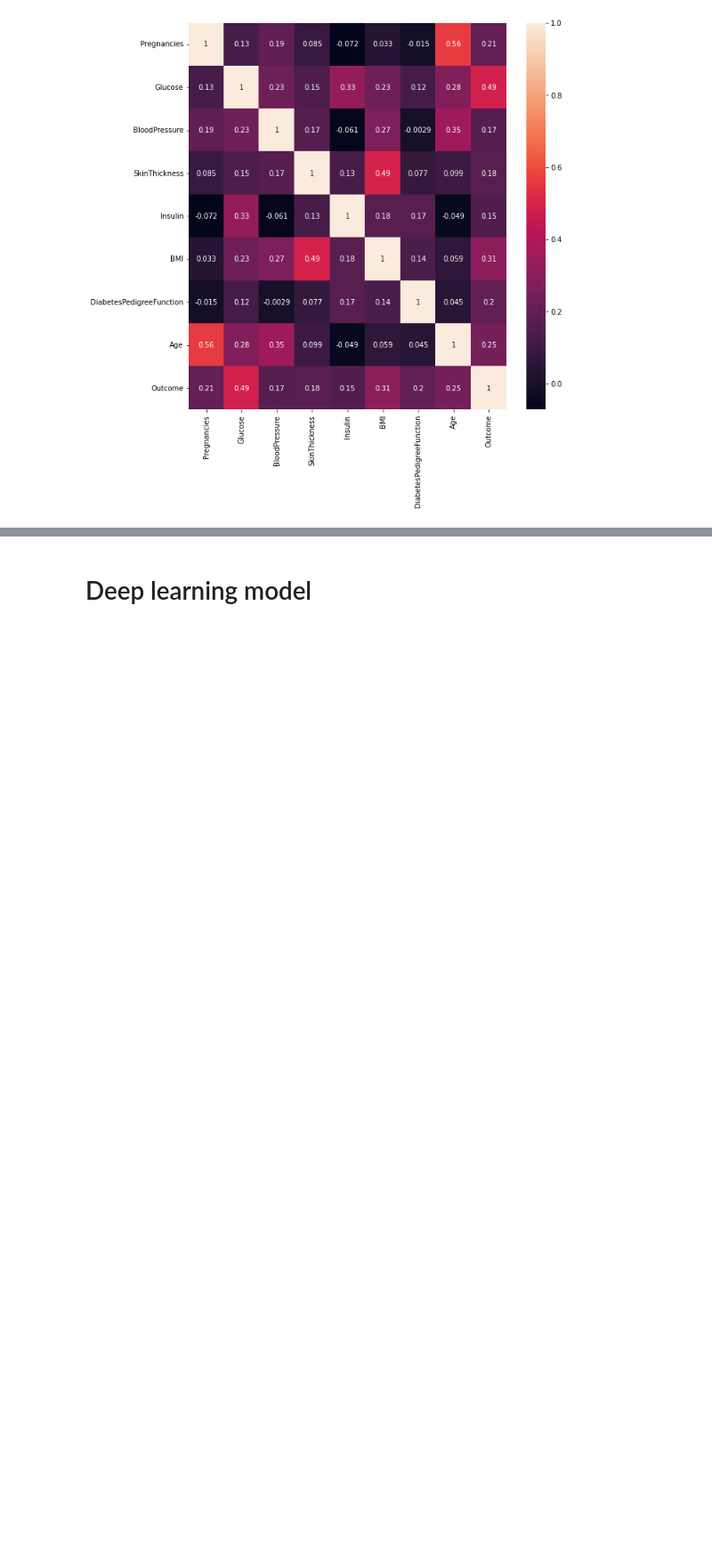
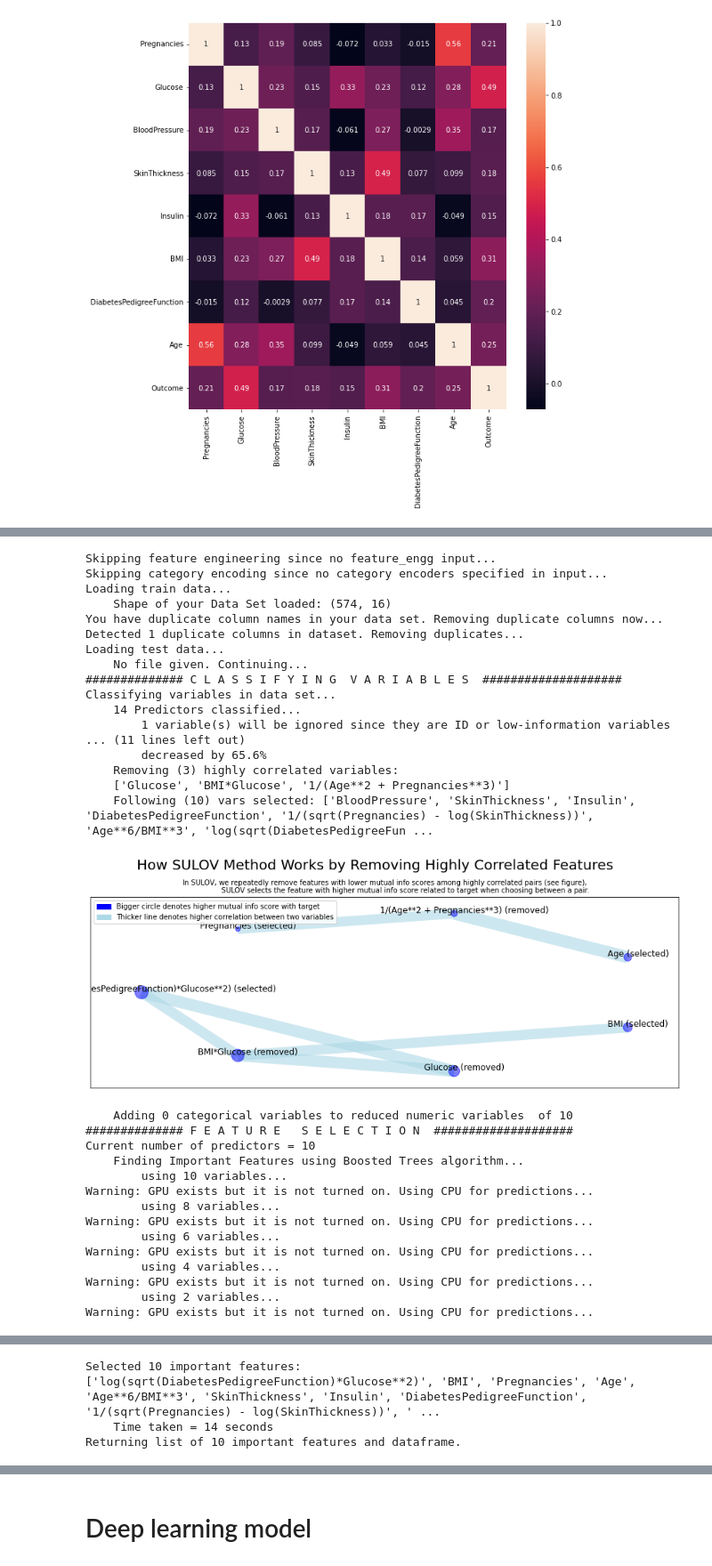
Before and after one commit to ir2718/intro-to-data-science, a Jupyter notebook: uzop_grupni_projekt.ipynb, the cells around one changed output, grey strips where cells are left out. Shown at 89% size. Saved outputs shown, nothing was run; the diff lists cells and outputs as text; code cells hidden in the pictures; blank space fills up the shorter version.

```diff
--- a/uzop_grupni_projekt.ipynb
+++ b/uzop_grupni_projekt.ipynb
@@ -224,0 +220,50 @@ print(np.array(X.columns.tolist()))
+# %%
+import pandas as pd
+from featurewiz import featurewiz
+
+tmp = pd.concat([X.reset_index(), y.reset_index()], axis=1)
+df_train = tmp.sample(frac=0.8)
+features1 = featurewiz(
+    df_train,
+    target='Outcome',
+    corr_limit=0.70,
+    verbose=2,
+    nrows=None,
+    dask_xgboost_flag=False
+)
+
+df_train = df_train[features1[1].columns.tolist()]
+df_test = tmp[df_train.columns.tolist()].drop(df_train.index)
+# %% [output]
+Skipping feature engineering since no feature_engg input...
+Skipping category encoding since no category encoders specified in input...
+Loading train data...
+    Shape of your Data Set loaded: (574, 16)
+You have duplicate column names in your data set. Removing duplicate columns now...
+Detected 1 duplicate columns in dataset. Removing duplicates...
+Loading test data...
+    No file given. Continuing...
+############## C L A S S I F Y I N G  V A R I A B L E S  ####################
+Classifying variables in data set...
+    14 Predictors classified...
+        1 variable(s) will be ignored since they are ID or low-information variables
+... (11 lines left out)
+        decreased by 65.6%
+    Removing (3) highly correlated variables:
+    ['Glucose', 'BMI*Glucose', '1/(Age**2 + Pregnancies**3)']
+    Following (10) vars selected: ['BloodPressure', 'SkinThickness', 'Insulin', 'DiabetesPedigreeFunction', '1/(sqrt(Pregnancies) - log(SkinThickness))', 'Age**6/BMI**3', 'log(sqrt(DiabetesPedigreeFun ...
+[figure, added]
+    Adding 0 categorical variables to reduced numeric variables  of 10
+############## F E A T U R E   S E L E C T I O N  ####################
+Current number of predictors = 10
+    Finding Important Features using Boosted Trees algorithm...
+        using 10 variables...
+Warning: GPU exists but it is not turned on. Using CPU for predictions...
+        using 8 variables...
+Warning: GPU exists but it is not turned on. Using CPU for predictions...
+        using 6 variables...
+Warning: GPU exists but it is not turned on. Using CPU for predictions...
+        using 4 variables...
+Warning: GPU exists but it is not turned on. Using CPU for predictions...
+        using 2 variables...
+Warning: GPU exists but it is not turned on. Using CPU for predictions...
@@ -224,0 +271,4 @@ print(np.array(X.columns.tolist()))
+Selected 10 important features:
+['log(sqrt(DiabetesPedigreeFunction)*Glucose**2)', 'BMI', 'Pregnancies', 'Age', 'Age**6/BMI**3', 'SkinThickness', 'Insulin', 'DiabetesPedigreeFunction', '1/(sqrt(Pregnancies) - log(SkinThickness))', ' ...
+    Time taken = 14 seconds
+Returning list of 10 important features and dataframe.
```
Also changed, not shown: parts of 29 cells of this notebook.
